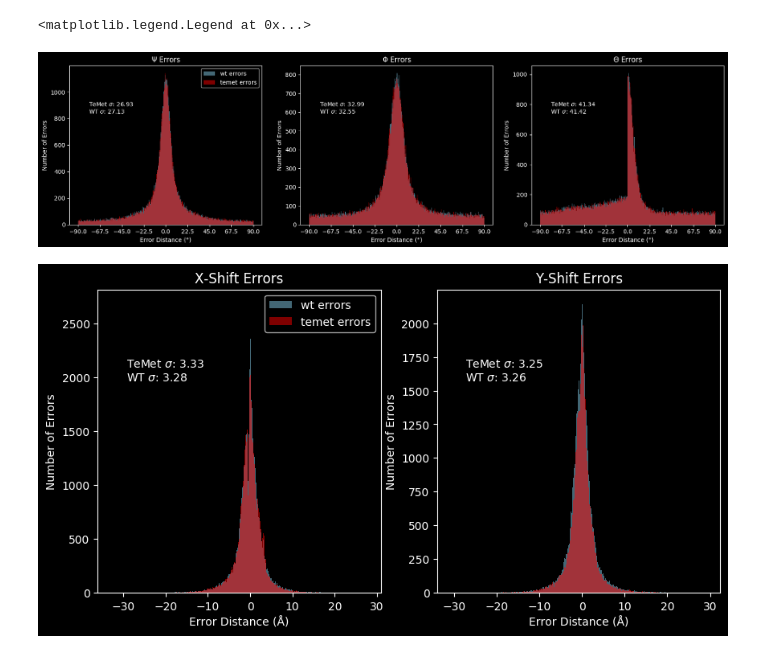
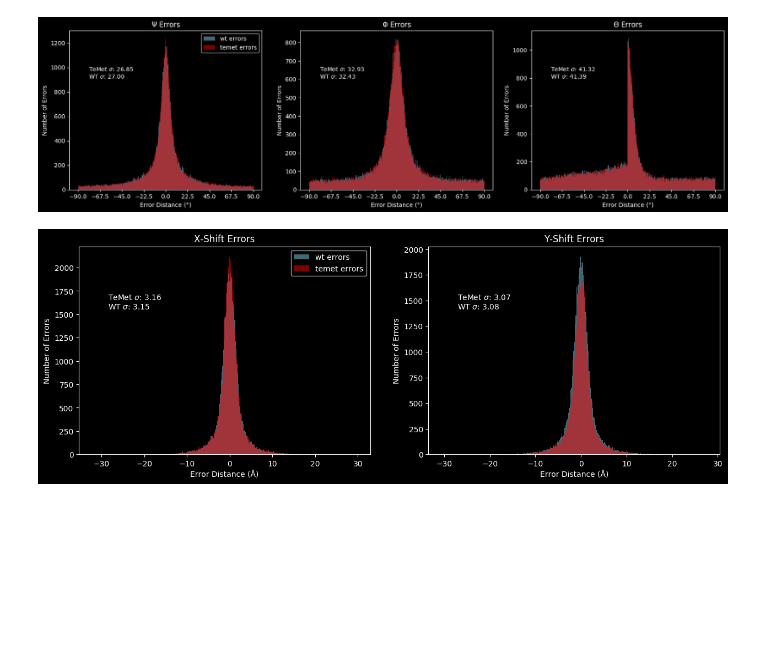
Before and after one commit to hbhargava7/cryoem-data-simulation, a Jupyter notebook: Analyze Alignment.ipynb, the cells around one changed output. Saved outputs shown, nothing was run; the diff lists cells and outputs as text; code cells hidden in the pictures; blank space fills up the shorter version.

```diff
--- a/Analyze Alignment.ipynb
+++ b/Analyze Alignment.ipynb
@@ -33,11 +33,11 @@ def read_experimental(path):
     experimental = experimental.astype(float)
     return experimental
 # %%
-temet_theoretical = read_theoretical('alignment_data/localrefine_.001/0.001_temet_simulated.star')
-wt_theoretical = read_theoretical('alignment_data/localrefine_.001/0.001_wt_simulated.star')
+temet_theoretical = read_theoretical('alignment_data/autorefine_penult_.001/0.001_temet_simulated.star')
+wt_theoretical = read_theoretical('alignment_data/autorefine_penult_.001/0.001_wt_simulated.star')
 
-temet_experimental = read_experimental('alignment_data/localrefine_.001/0.001_temet_output.par')
-wt_experimental = read_experimental('alignment_data/localrefine_.001/0.001_wt_output.par')
+temet_experimental = read_experimental('alignment_data/autorefine_penult_.001/temet_out.par')
+wt_experimental = read_experimental('alignment_data/autorefine_penult_.001/wt_out.par')
 # %%
 # Calculate root mean square error
 def angDist(a,b):
@@ -60,34 +60,36 @@ def plotErrors(wt, temet, ax, title, wt_rmse, temet_rmse):
     ax.hist((temet), bins=360, alpha=0.5,color='red', label='temet errors');
     ax.title.set_text(title)
     ax.set_xlabel("Error Distance (°)")
     ax.set_ylabel("Number of Errors")
     ax.xaxis.set_major_locator(ticker.MultipleLocator(22.5))
     ax.text(0.1,0.7,"TeMet $\sigma$: %.2f \nWT $\sigma$: %.2f" % (temet_rmse, wt_rmse),transform=ax.transAxes)
 
 fig, (ax1, ax2, ax3) = plt.subplots(1, 3, figsize=(20,5))
 
 plotErrors(wt_errors.psi, temet_errors.psi, ax1, '$\Psi$ Errors', np.std(temet_errors.psi), np.std(wt_errors.psi))
 plotErrors(wt_errors.phi, temet_errors.phi, ax2, '$\Phi$ Errors', np.std(temet_errors.phi), np.std(wt_errors.phi))
 plotErrors(wt_errors.theta, temet_errors.theta, ax3, '$\Theta$ Errors', np.std(temet_errors.theta), np.std(wt_errors.theta))
 
 ax1.legend()
 
+plt.savefig('angles.png')
+
 wt_errors = wt_theoretical-wt_experimental
 temet_errors =temet_theoretical-temet_experimental
 def plotShiftErrors(wt, temet, ax, title, wt_rmse, temet_rmse):
     ax.hist((wt), bins=360, alpha=0.5, color='skyblue', label='wt errors');
     ax.hist((temet), bins=360, alpha=0.5,color='red', label='temet errors');
     ax.title.set_text(title)
     ax.set_xlabel("Error Distance (Å)")
     ax.set_ylabel("Number of Errors")
     ax.text(0.1,0.7,"TeMet $\sigma$: %.2f \nWT $\sigma$: %.2f" % (temet_rmse, wt_rmse),transform=ax.transAxes)
 
-fig, (ax1, ax2) = plt.subplots(1, 2, figsize=(10,5))
+fig, (ax1, ax2) = plt.subplots(1, 2, figsize=(15,5))
 
 plotShiftErrors(wt_errors.shiftX, temet_errors.shiftX, ax1, 'X-Shift Errors', np.std(temet_errors.shiftX), np.std(wt_errors.shiftX))
 plotShiftErrors(wt_errors.shiftY, temet_errors.shiftY, ax2, 'Y-Shift Errors', np.std(temet_errors.shiftY), np.std(wt_errors.shiftY))
 ax1.legend()
+plt.savefig('shifts.png')
 # %% [output]
-<matplotlib.legend.Legend at 0x...>
-[figure, old version]
+[figure, new version]
-[figure, old version]
+[figure, new version]
```
